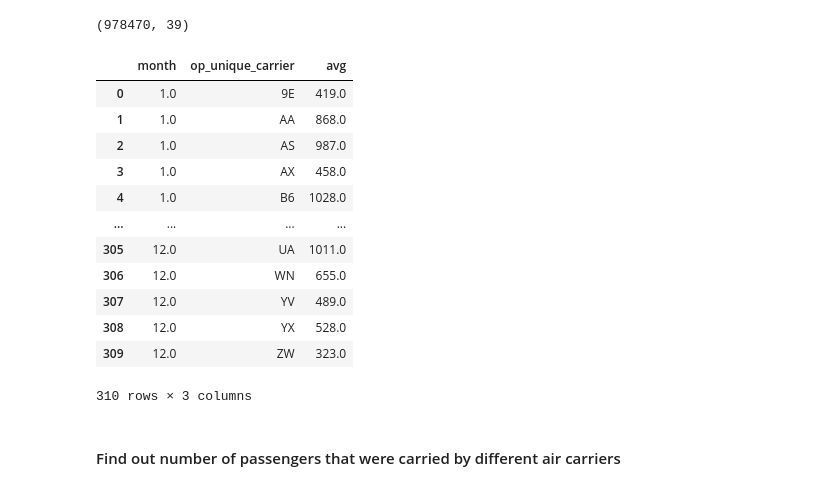
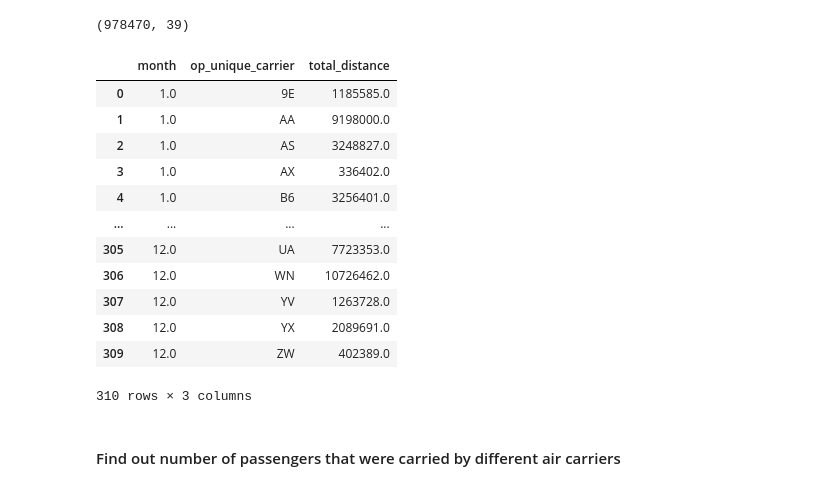
Before and after one commit to GailB-ca/lighthouse-mid-term-project, a Jupyter notebook: Flights Dataframe 2.ipynb, the cells around one changed output. Cells and saved outputs as stored; diff of their text form; code cells hidden in the pictures.

```diff
--- a/Flights Dataframe 2.ipynb
+++ b/Flights Dataframe 2.ipynb
@@ -457,21 +463,21 @@ flights_completed.shape
 (978470, 39)
 # %%
 flight_distances_per_month_by_carrier = flights_completed.groupby([
-    'month','op_unique_carrier']).agg(avg=('distance', 'median')).reset_index()
+    'month','op_unique_carrier']).agg(total_distance=('distance', 'sum')).reset_index()
 flight_distances_per_month_by_carrier
 # %% [output]
-|  | month | op_unique_carrier | avg |
-| 0 | 1.0 | 9E | 419.0 |
-| 1 | 1.0 | AA | 868.0 |
-| 2 | 1.0 | AS | 987.0 |
-| 3 | 1.0 | AX | 458.0 |
-| 4 | 1.0 | B6 | 1028.0 |
+|  | month | op_unique_carrier | total_distance |
+| 0 | 1.0 | 9E | 1185585.0 |
+| 1 | 1.0 | AA | 9198000.0 |
+| 2 | 1.0 | AS | 3248827.0 |
+| 3 | 1.0 | AX | 336402.0 |
+| 4 | 1.0 | B6 | 3256401.0 |
 | ... | ... | ... | ... |
-| 305 | 12.0 | UA | 1011.0 |
-| 306 | 12.0 | WN | 655.0 |
-| 307 | 12.0 | YV | 489.0 |
-| 308 | 12.0 | YX | 528.0 |
-| 309 | 12.0 | ZW | 323.0 |
+| 305 | 12.0 | UA | 7723353.0 |
+| 306 | 12.0 | WN | 10726462.0 |
+| 307 | 12.0 | YV | 1263728.0 |
+| 308 | 12.0 | YX | 2089691.0 |
+| 309 | 12.0 | ZW | 402389.0 |
 310 rows × 3 columns
 # %% [markdown]
 #### Find out number of passengers that were carried by different air carriers
```
Also changed, not shown: parts of 12 cells of this notebook.
